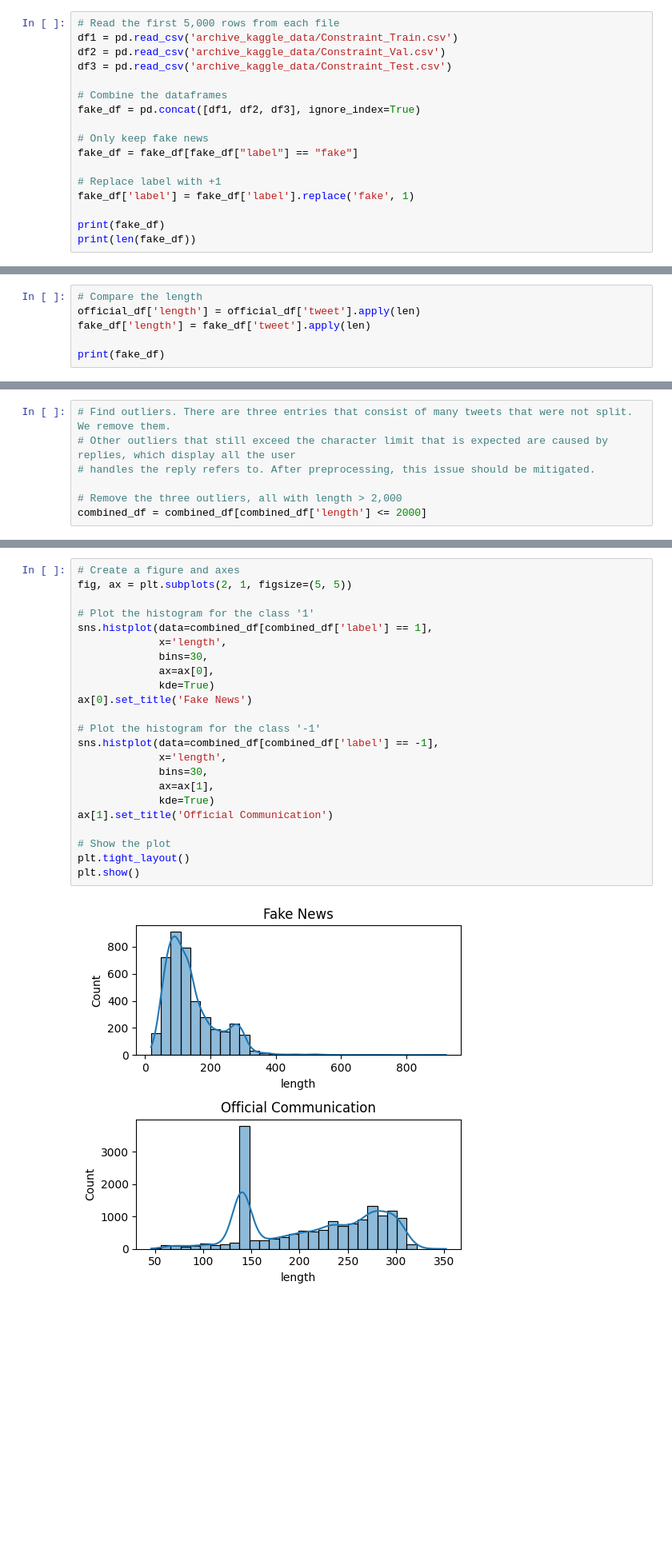
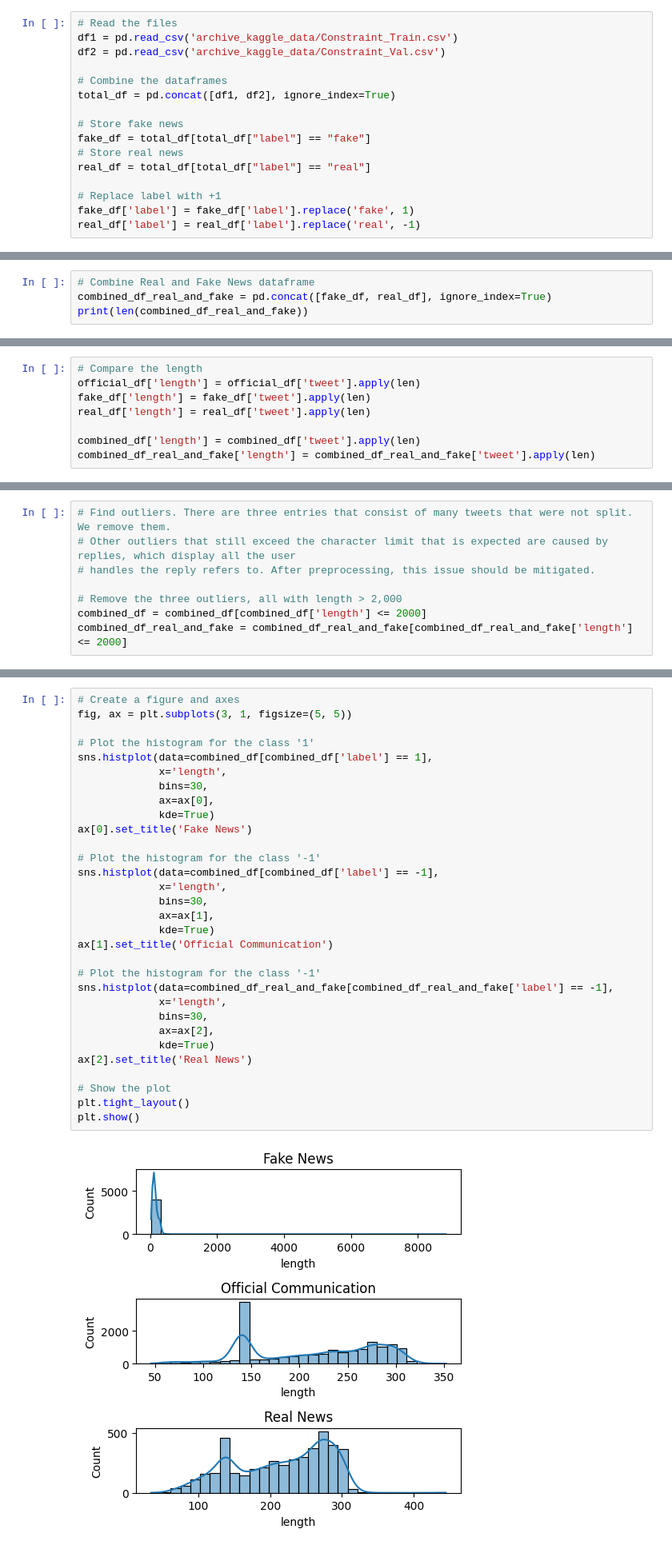
Before and after one commit to maximiliansteu/dissertation, a Jupyter notebook: feature_extraction_v01.ipynb, the cells around one changed output, grey strips where cells are left out. Shown at 80% size. Cells and saved outputs as stored; diff of their text form; blank space fills up the shorter version.

```diff
--- a/feature_extraction_v01.ipynb
+++ b/feature_extraction_v01.ipynb
@@ -40,18 +45,17 @@ import textwrap
 # %%
-# Read the first 5,000 rows from each file
+# Read the files
 df1 = pd.read_csv('archive_kaggle_data/Constraint_Train.csv')
 df2 = pd.read_csv('archive_kaggle_data/Constraint_Val.csv')
-df3 = pd.read_csv('archive_kaggle_data/Constraint_Test.csv')
 
 # Combine the dataframes
-fake_df = pd.concat([df1, df2, df3], ignore_index=True)
+total_df = pd.concat([df1, df2], ignore_index=True)
 
-# Only keep fake news
-fake_df = fake_df[fake_df["label"] == "fake"]
+# Store fake news
+fake_df = total_df[total_df["label"] == "fake"]
+# Store real news
+real_df = total_df[total_df["label"] == "real"]
 
 # Replace label with +1
 fake_df['label'] = fake_df['label'].replace('fake', 1)
-
-print(fake_df)
-print(len(fake_df))
+real_df['label'] = real_df['label'].replace('real', -1)
 # %% [output]
@@ -128,0 +88,4 @@ combined_df = combined_df.sample(frac=1, random_state=42)
+# %%
+# Combine Real and Fake News dataframe
+combined_df_real_and_fake = pd.concat([fake_df, real_df], ignore_index=True)
+print(len(combined_df_real_and_fake))
@@ -183,6 +216,8 @@ Dr V. K.Srinivas , Vice President, Bharat biotech, taking Corona vaccine clinica
 # Compare the length
 official_df['length'] = official_df['tweet'].apply(len)
 fake_df['length'] = fake_df['tweet'].apply(len)
+real_df['length'] = real_df['tweet'].apply(len)
 
-print(fake_df)
+combined_df['length'] = combined_df['tweet'].apply(len)
+combined_df_real_and_fake['length'] = combined_df_real_and_fake['tweet'].apply(len)
 # %% [output]
@@ -244,3 +292,4 @@ print(official_df.sort_values(by='length', ascending=False))
 
 # Remove the three outliers, all with length > 2,000
 combined_df = combined_df[combined_df['length'] <= 2000]
+combined_df_real_and_fake = combined_df_real_and_fake[combined_df_real_and_fake['length'] <= 2000]
@@ -254,25 +320,33 @@ print(len(combined_df))
 # %%
 # Create a figure and axes
-fig, ax = plt.subplots(2, 1, figsize=(5, 5))
+fig, ax = plt.subplots(3, 1, figsize=(5, 5))
 
 # Plot the histogram for the class '1'
 sns.histplot(data=combined_df[combined_df['label'] == 1],
              x='length',
              bins=30,
              ax=ax[0],
              kde=True)
 ax[0].set_title('Fake News')
 
 # Plot the histogram for the class '-1'
 sns.histplot(data=combined_df[combined_df['label'] == -1],
              x='length',
              bins=30,
              ax=ax[1],
              kde=True)
 ax[1].set_title('Official Communication')
 
+# Plot the histogram for the class '-1'
+sns.histplot(data=combined_df_real_and_fake[combined_df_real_and_fake['label'] == -1],
+             x='length',
+             bins=30,
+             ax=ax[2],
+             kde=True)
+ax[2].set_title('Real News')
+
 # Show the plot
 plt.tight_layout()
 plt.show()
 # %% [output]
-[figure, old version]
+[figure, new version]
```
Also changed, not shown: parts of 73 cells of this notebook, 3 other files.
